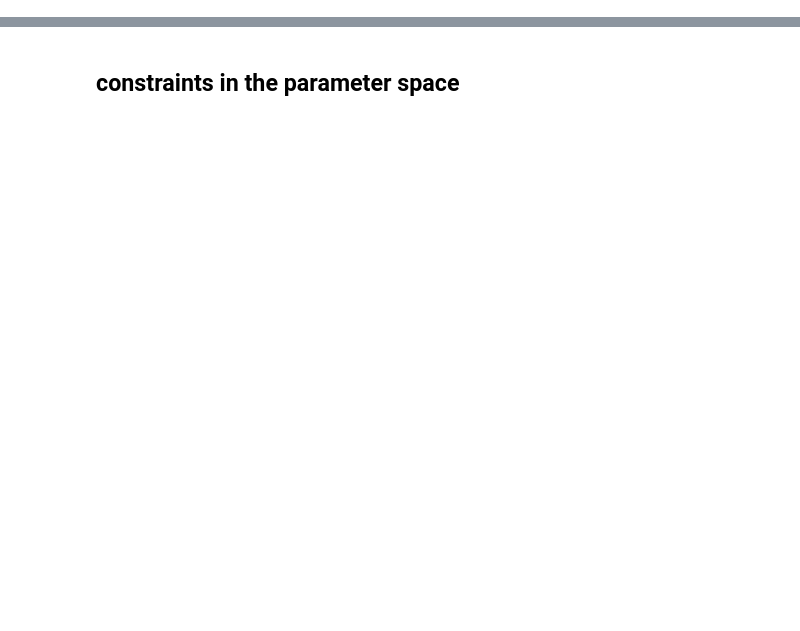
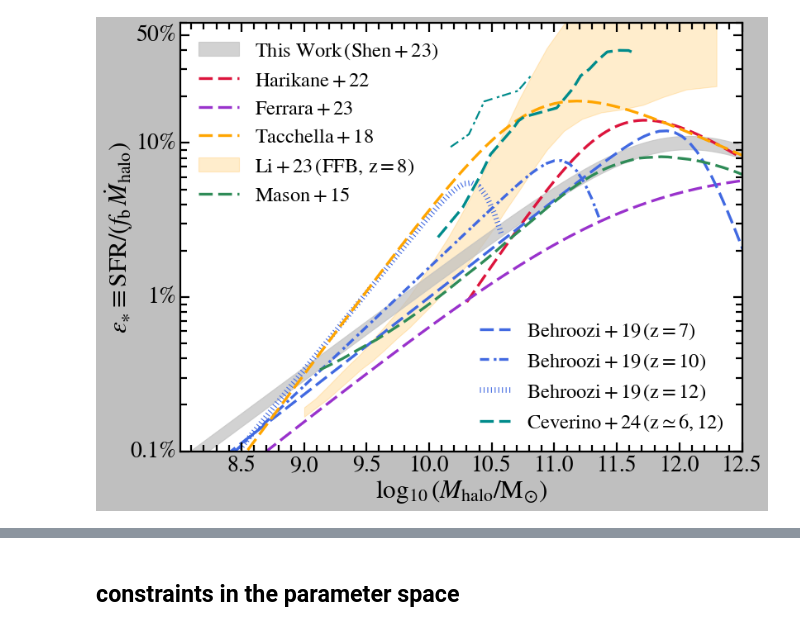
Before and after one commit to XuejianShen/highz-empirical-variability, a Jupyter notebook: model_uvlf.ipynb, the cells around one changed output, grey strips where cells are left out. Cells and saved outputs as stored; diff of their text form; code cells hidden in the pictures; blank space fills up the shorter version.

```diff
--- a/model_uvlf.ipynb
+++ b/model_uvlf.ipynb
@@ -1017,0 +156,87 @@ plt.savefig(f"figures/rhouv_redshift.pdf")
+# %%
+fig = plt.figure(figsize=(10,8))
+ax = fig.add_axes([0.115, 0.12, 0.85, 0.81])
+
+logmhalo_arr = np.linspace(8, 14, 101)
+ylo = sf.star_formation_efficiency_fiducial(10**logmhalo_arr, fsfe=0.9)
+yup = sf.star_formation_efficiency_fiducial(10**logmhalo_arr, fsfe=1.1)
+#plt.plot(logmhalo_arr, star_formation_efficiency_fiducial(10**logmhalo_arr, parameters_std, fsfe=1),
+#         c='silver', lw=10, alpha=0.8, label=r"$\rm This\,\,Work$", zorder=-10)
+#plt.plot(logmhalo_arr, star_formation_efficiency_fiducial(10**logmhalo_arr, parameters_std, fsfe=1.5),
+#         c='silver', lw=10, alpha=0.8, zorder=-10)
+plt.fill_between(logmhalo_arr, ylo, yup, color='silver', alpha=0.7, #label=r"$\rm Shen+23$", zorder=1)
+                 label=r"$\rm This\,\,Work\,(Shen+23)$", zorder=1)
+
+logmhalo_arr = np.linspace(np.log10(2e10), 14, 101)
+plt.plot(logmhalo_arr, sf.star_formation_efficiency_H22_zdep(10**logmhalo_arr) * 0.63,
+         c='crimson', dashes=(15,6), linestyle='--', lw=3, label=r"$\rm Harikane+22$")
+
+logmhalo_arr = np.linspace(8, 14, 101)
+redshift = 12
+sfr  = sf.star_formation_rate_F23(10**logmhalo_arr, redshift=redshift, cosmo=cosmo_std, parameters=parameters_std)
+mdot = sf.halo_accretion_rate_RP16(10**logmhalo_arr, redshift=redshift, cosmo=cosmo_std)
+plt.plot(logmhalo_arr, sfr/mdot/parameters_std['fbaryon'],
+         c='darkorchid', lw=3, dashes=(15,6), linestyle='--', label=r"$\rm Ferrara+23$")
+
+## UniverseMachine
+redshift = 7
+sfr  = sf.star_formation_rate_B19(10**logmhalo_arr, redshift=redshift)
+mdot = sf.halo_accretion_rate_RP16(10**logmhalo_arr, redshift=redshift, cosmo=cosmo_std)
+l1, = plt.plot(logmhalo_arr, sfr/mdot/parameters_std['fbaryon'],  color='royalblue', lw=3, linestyle='--', dashes=(15,6))#, label=r"$\rm Behroozi+19\,(z=7)$")
+
+redshift = 10
+sfr  = sf.star_formation_rate_B19(10**logmhalo_arr, redshift=redshift)
+mdot = sf.halo_accretion_rate_RP16(10**logmhalo_arr, redshift=redshift, cosmo=cosmo_std)
+sel = logmhalo_arr < 11.4
+l2, = plt.plot(logmhalo_arr[sel], (sfr/mdot/parameters_std['fbaryon'])[sel],  color='royalblue', lw=3, linestyle='-.', dashes=(10,5,3,3))#, label=r"$\rm Behroozi+19\,(z=10)$")
+
+redshift = 12
+sfr  = sf.star_formation_rate_B19(10**logmhalo_arr, redshift=redshift)
+mdot = sf.halo_accretion_rate_RP16(10**logmhalo_arr, redshift=redshift, cosmo=cosmo_std)
+sel = logmhalo_arr < 10.6
+l3, = plt.plot(logmhalo_arr[sel], (sfr/mdot/parameters_std['fbaryon'])[sel],  color='royalblue', lw=6, linestyle=':')#, label=r"$\rm Behroozi+19\,(z=12)$")
+
+#logmhalo_arr = np.linspace(8.2, 11.2, 101)
+#plt.plot(logmhalo_arr, sf.star_formation_efficiency_firebox(logmhalo_arr, mode='SFR100')/parameters_std['fbaryon'],
+#                color='orange', lw=3, linestyle='--', dashes=(15,6), label=r"$\rm Feldmann\,\,in\,\,prep.$")
+
+logmhalo_arr = np.linspace(8, 14, 101)
+redshift = 8
+sfe  = sf.star_formation_efficiency_T18(10**logmhalo_arr)
+plt.plot(logmhalo_arr, sfe * 0.63,
+         c='orange', lw=3, dashes=(15,6), linestyle='--', label=r"$\rm Tacchella+18$")
+
+f = np.genfromtxt("./theory_data/Li2023_FFB.dat")
+plt.fill_between(f[:, 0], 10**f[:,1], 10**f[:,2],  color='orange', edgecolor='orange',
+                alpha=0.2, label=r"$\rm Li+23\,(FFB,\,z=8)$", zorder=-1)
+
+f = np.genfromtxt("./theory_data/SFE_Mason15.dat")
+plt.plot(f[:, 0], 10**f[:,1]/parameters_std['fbaryon'],  color='seagreen', lw=3, linestyle='--', dashes=(15,6), label=r"$\rm Mason+15$")
+
+f = np.genfromtxt("./theory_data/SFE_Ceverino2024.dat")
+sel = f[:, 0] == 6
+l4, = plt.plot(f[sel, 1], 10**f[sel,2] * (0.63/0.67),  color='darkcyan', lw=3, linestyle='--', dashes=(15,6))
+sel = f[:, 0] == 12
+plt.plot(f[sel, 1], 10**f[sel,2],  color='darkcyan', lw=2, linestyle='-.', dashes=(10,5,3,3))
+
+
+legend1 = plt.legend([l1,l2,l3, l4], [r"$\rm Behroozi+19\,(z=7)$",r"$\rm Behroozi+19\,(z=10)$",r"$\rm Behroozi+19\,(z=12)$", r"$\rm Ceverino+24\,(z\simeq 6, 12)$"],
+                     loc=4, fontsize=22, columnspacing=0.5, handlelength=1.5)
+
+
+leg = plt.legend(fontsize=22, loc=2, frameon=False)#, framealpha=1); leg.get_frame().set_linewidth(0)
+ax.add_artist(legend1)
+
+plt.xlabel(r'$\log_{10}{(M_{\rm halo}/{\rm M}_{\odot})}$', fontsize=28)
+plt.ylabel(r"$\epsilon_{\ast} \equiv {\rm SFR}/(f_{\rm b}\,\dot{M}_{\rm halo})$", fontsize=28, labelpad=-5)
+# set the tick size of the x-axis and y-axis
+#plt.text(0.84, 0.9, rf"$z={redshift}$", fontsize=25, transform = plt.gca().transAxes)
+
+plt.xlim(8.01, 12.5); plt.ylim(0.001, 0.6);
+plt.yscale('log')
+plt.yticks([0.001, 0.01, 0.1, 0.5], [r'$0.1\%$', r'$1\%$', r'$10\%$', r'$50\%$'])
+plt.gca().tick_params(labelsize=25, size=10)
+plt.savefig(f"figures/star_formation_efficiency.pdf")
+#plt.show()
+# %% [output]
+[figure, added]
```
Also changed, not shown: parts of 82 cells of this notebook, 49 other files.
